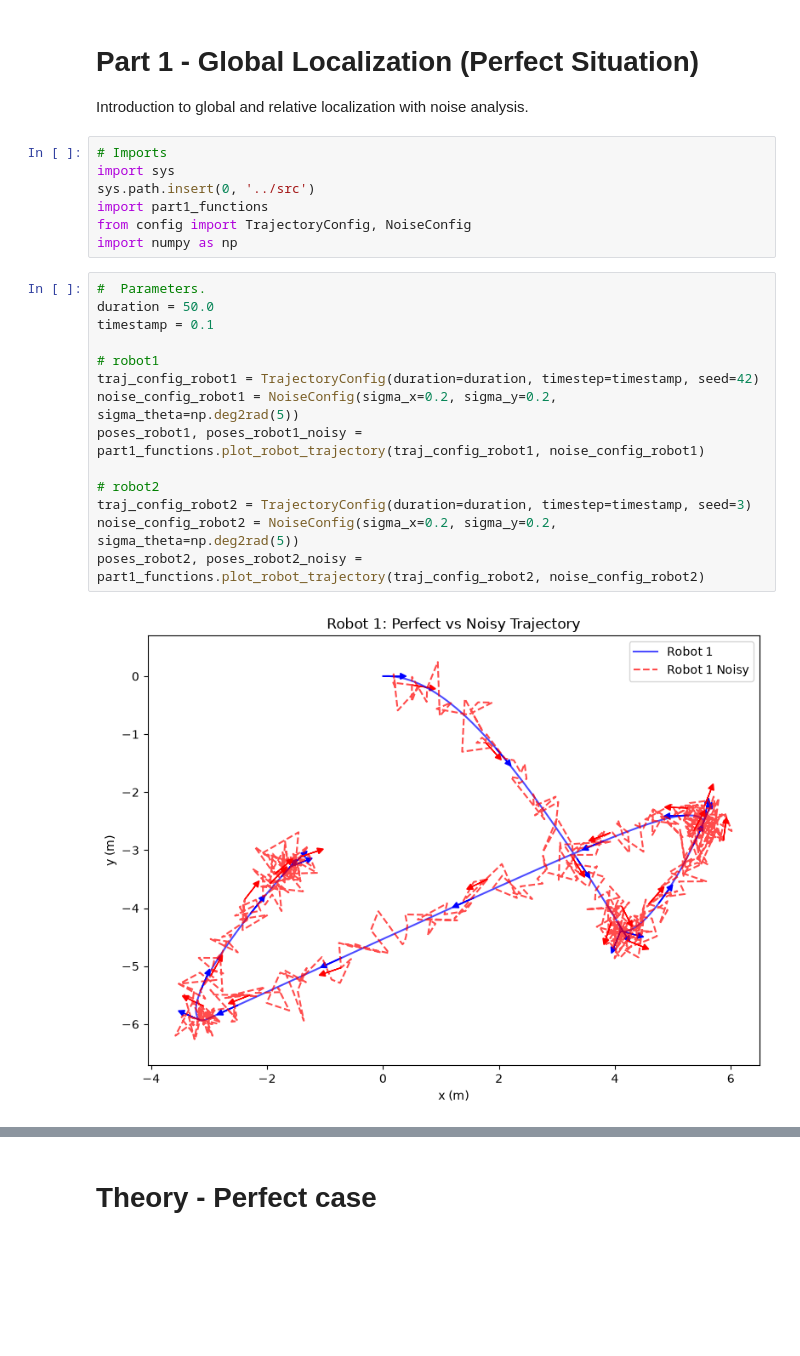
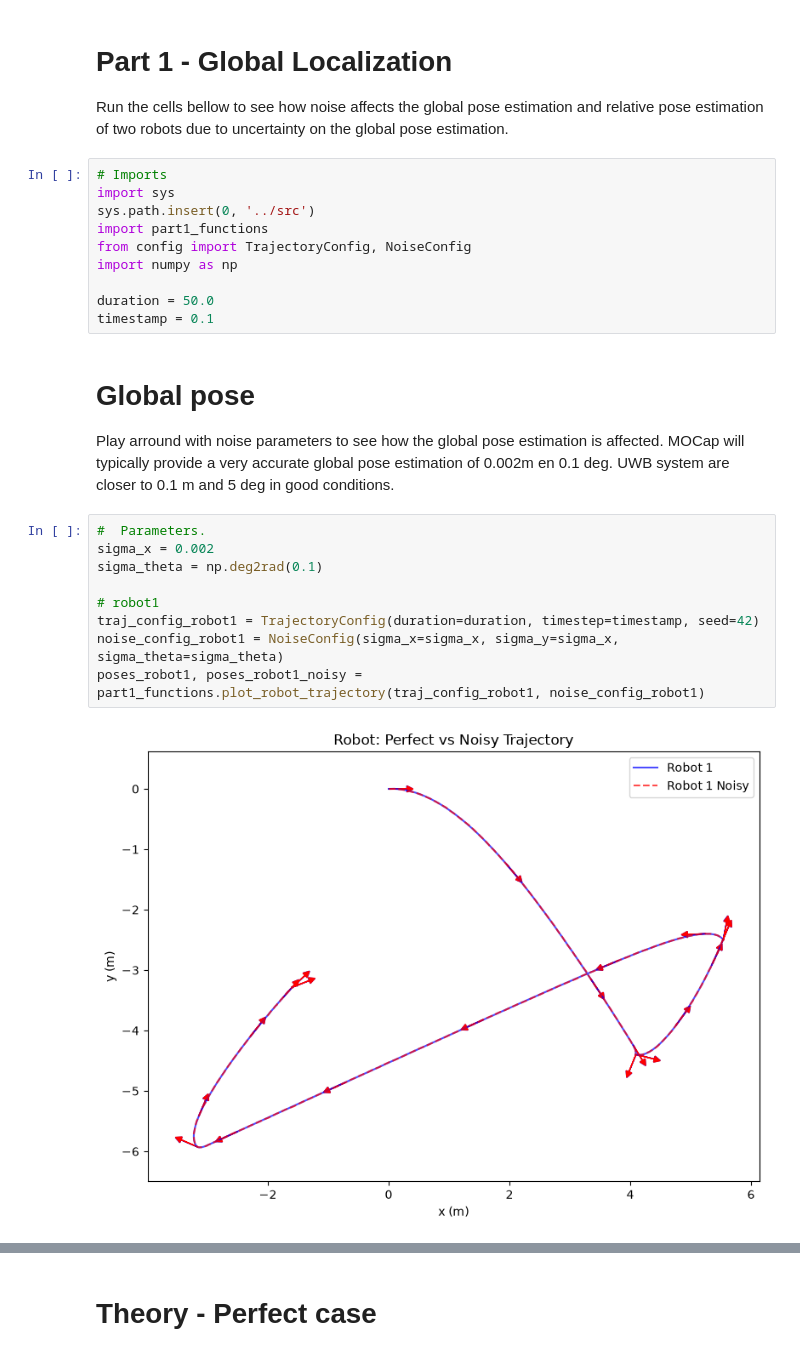
Before and after one commit to y2d2/Relative-localisation-tutorial, a Jupyter notebook: notebooks/part_1.ipynb, the cells around one changed output, grey strips where cells are left out. Drawn from its saved outputs; the diff is of its cells as text; blank space fills up the shorter version.

```diff
--- a/notebooks/part_1.ipynb
+++ b/notebooks/part_1.ipynb
@@ -1,7 +1,7 @@
 # %% [markdown]
-# Part 1 - Global Localization (Perfect Situation)
+# Part 1 - Global Localization
 
-Introduction to global and relative localization with noise analysis.
+Run the cells bellow to see how noise affects the global pose estimation and relative pose estimation of two robots due to uncertainty on the global pose estimation.
 # %%
 # Imports
 import sys
@@ -9,19 +9,22 @@ sys.path.insert(0, '../src')
 import part1_functions
 from config import TrajectoryConfig, NoiseConfig
 import numpy as np
+
+duration = 50.0
+timestamp = 0.1
+# %% [markdown]
+# Global pose
+Play arround with noise parameters to see how the global pose estimation is affected.
+MOCap will typically provide a very accurate global pose estimation of 0.002m en 0.1 deg.
+UWB system are closer to 0.1 m and 5 deg in good conditions.
 # %%
 #  Parameters.
-duration = 50.0
-timestamp = 0.1
+sigma_x = 0.002
+sigma_theta = np.deg2rad(0.1)
 
 # robot1
 traj_config_robot1 = TrajectoryConfig(duration=duration, timestep=timestamp, seed=42)
-noise_config_robot1 = NoiseConfig(sigma_x=0.2, sigma_y=0.2, sigma_theta=np.deg2rad(5))
+noise_config_robot1 = NoiseConfig(sigma_x=sigma_x, sigma_y=sigma_x, sigma_theta=sigma_theta)
 poses_robot1, poses_robot1_noisy = part1_functions.plot_robot_trajectory(traj_config_robot1, noise_config_robot1)
-
-# robot2
-traj_config_robot2 = TrajectoryConfig(duration=duration, timestep=timestamp, seed=3)
-noise_config_robot2 = NoiseConfig(sigma_x=0.2, sigma_y=0.2, sigma_theta=np.deg2rad(5))
-poses_robot2, poses_robot2_noisy = part1_functions.plot_robot_trajectory(traj_config_robot2, noise_config_robot2)
 # %% [output]
-[figure, old version]
+[figure, new version]
```
Also changed, not shown: parts of 3 cells of this notebook, 4 other files.
